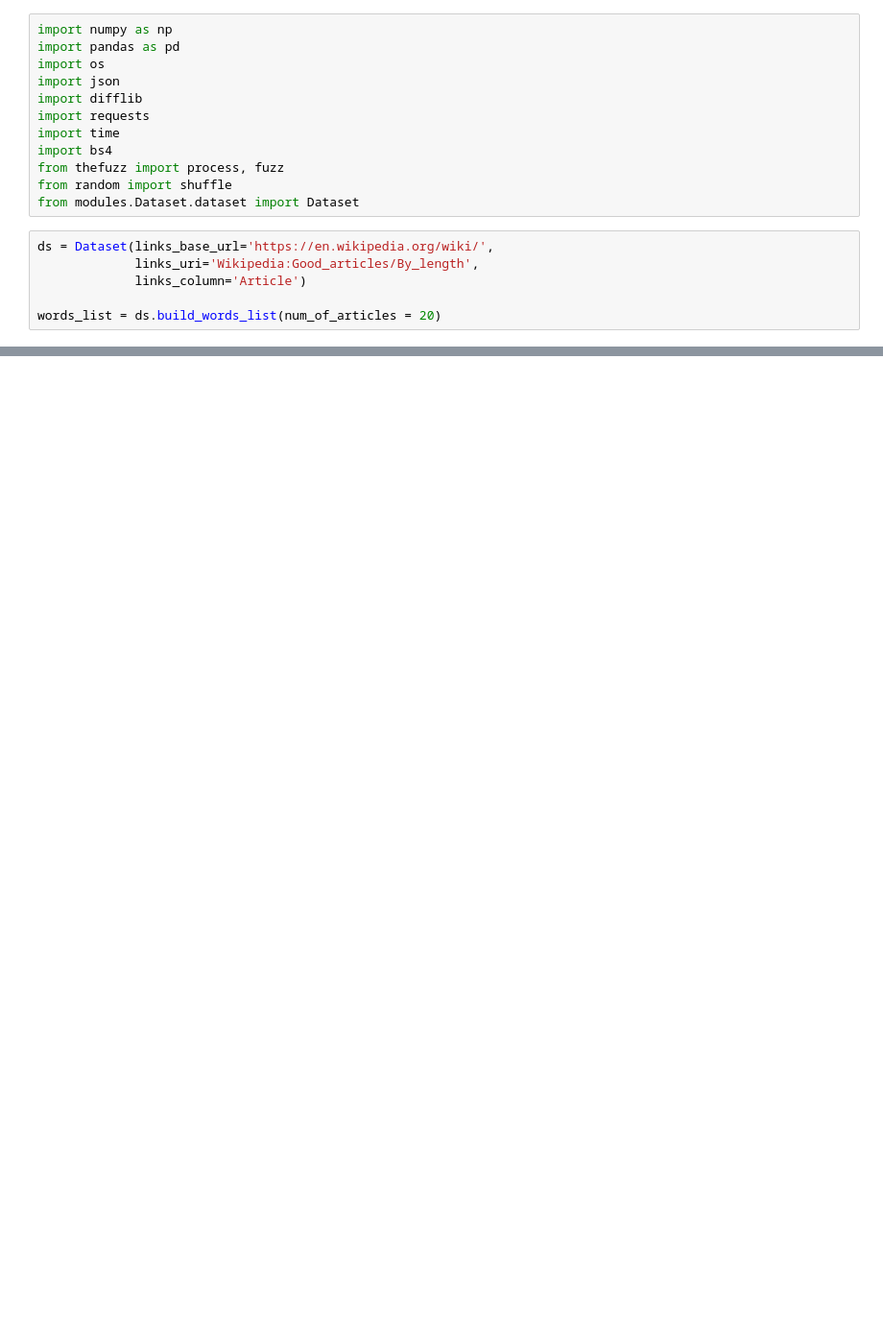
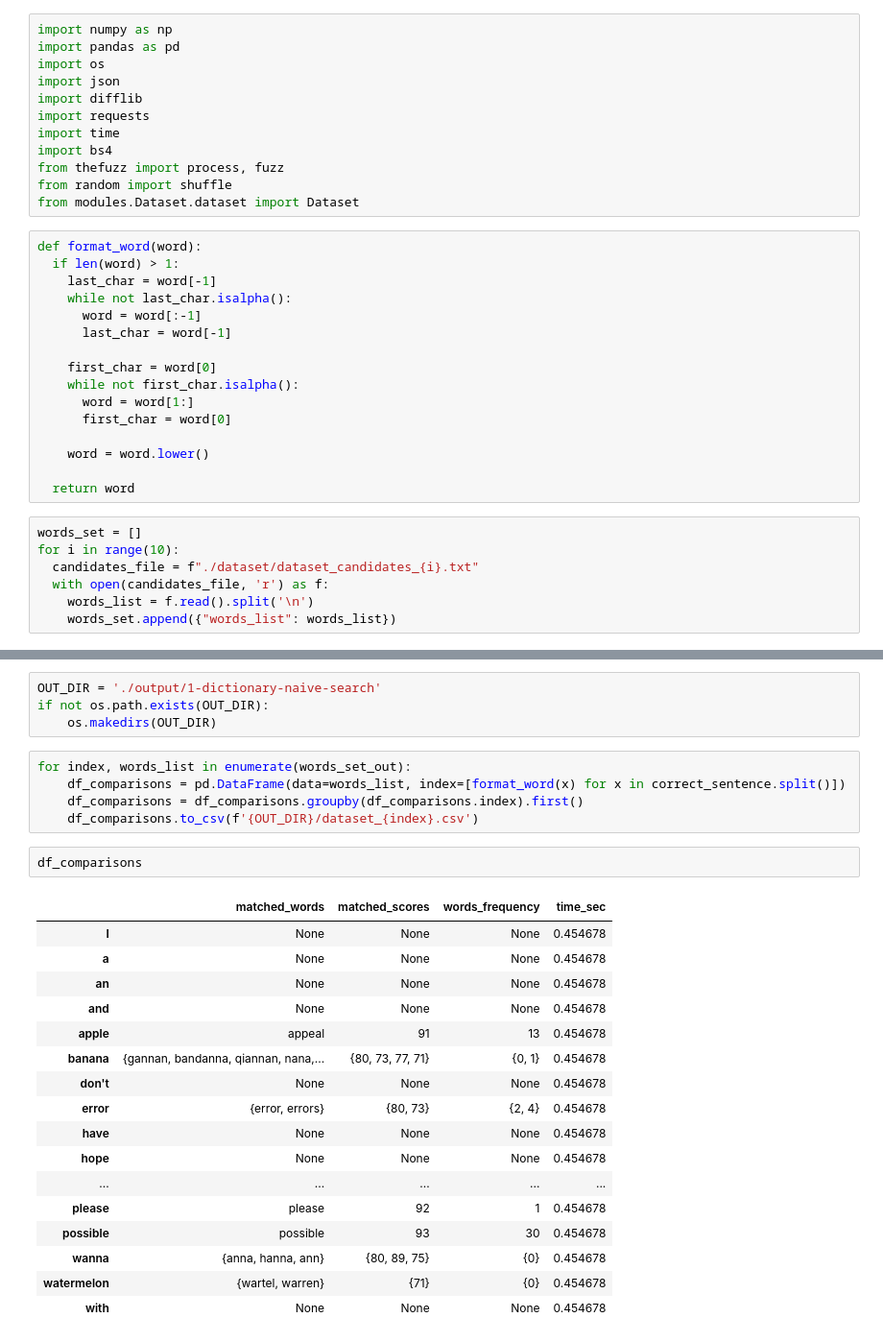
Before and after one commit to stavco9/datastreaming-final-project, a Jupyter notebook: 1-Dictionary-Naive-Search.ipynb, the cells around one changed output, grey strips where cells are left out. Shown at 96% size. Cells and saved outputs as stored; diff of their text form; blank space fills up the shorter version.

Commit message:
Added multi datasets for each scenario

```diff
--- a/1-Dictionary-Naive-Search.ipynb
+++ b/1-Dictionary-Naive-Search.ipynb
@@ -10,9 +10,26 @@ import bs4
 from thefuzz import process, fuzz
 from random import shuffle
 from modules.Dataset.dataset import Dataset
+# %%
+def format_word(word):
+  if len(word) > 1:
+    last_char = word[-1]
+    while not last_char.isalpha():
+      word = word[:-1]
+      last_char = word[-1]
+
+    first_char = word[0]
+    while not first_char.isalpha():
+      word = word[1:]
+      first_char = word[0]
+
+    word = word.lower()
+
+  return word
 # %%
-ds = Dataset(links_base_url='https://en.wikipedia.org/wiki/',
-             links_uri='Wikipedia:Good_articles/By_length',
-             links_column='Article')
-
-words_list = ds.build_words_list(num_of_articles = 20)
+words_set = []
+for i in range(10):
+  candidates_file = f"./dataset/dataset_candidates_{i}.txt"
+  with open(candidates_file, 'r') as f:
+    words_list = f.read().split('\n')
+    words_set.append({"words_list": words_list})
@@ -73,0 +103,29 @@ Total runtime of 0.5215299129486084 seconds
+# %%
+OUT_DIR = './output/1-dictionary-naive-search'
+if not os.path.exists(OUT_DIR):
+    os.makedirs(OUT_DIR)
+# %%
+for index, words_list in enumerate(words_set_out):
+    df_comparisons = pd.DataFrame(data=words_list, index=[format_word(x) for x in correct_sentence.split()])
+    df_comparisons = df_comparisons.groupby(df_comparisons.index).first()
+    df_comparisons.to_csv(f'{OUT_DIR}/dataset_{index}.csv')
+# %%
+df_comparisons
+# %% [output]
+|  | matched_words | matched_scores | words_frequency | time_sec |
+| I | None | None | None | 0.454678 |
+| a | None | None | None | 0.454678 |
+| an | None | None | None | 0.454678 |
+| and | None | None | None | 0.454678 |
+| apple | appeal | 91 | 13 | 0.454678 |
+| banana | {gannan, bandanna, qiannan, nana,... | {80, 73, 77, 71} | {0, 1} | 0.454678 |
+| don't | None | None | None | 0.454678 |
+| error | {error, errors} | {80, 73} | {2, 4} | 0.454678 |
+| have | None | None | None | 0.454678 |
+| hope | None | None | None | 0.454678 |
+| ... | ... | ... | ... | ... |
+| please | please | 92 | 1 | 0.454678 |
+| possible | possible | 93 | 30 | 0.454678 |
+| wanna | {anna, hanna, ann} | {80, 89, 75} | {0} | 0.454678 |
+| watermelon | {wartel, warren} | {71} | {0} | 0.454678 |
+| with | None | None | None | 0.454678 |
```
Also changed, not shown: parts of 2 cells of this notebook, 54 other files.
